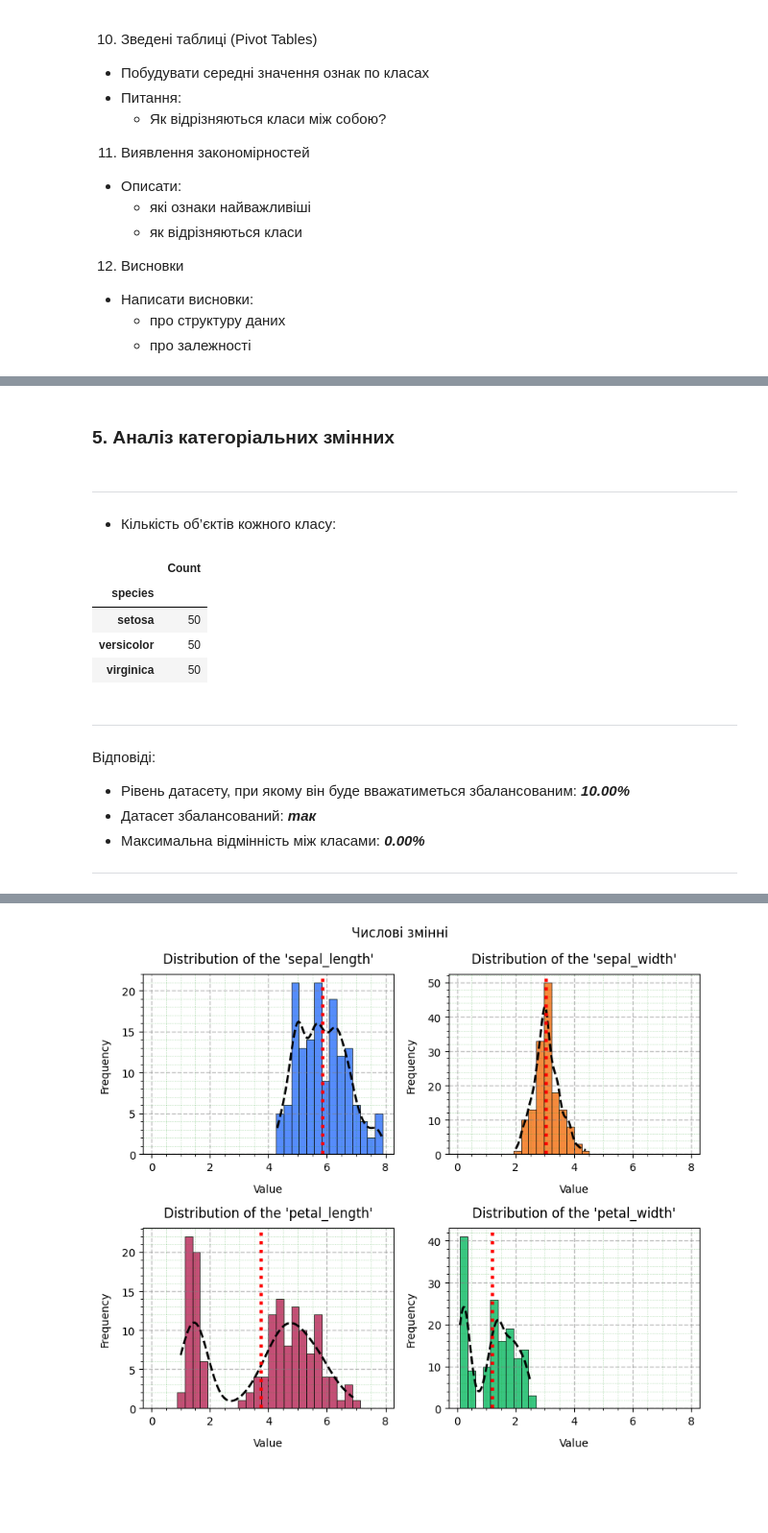
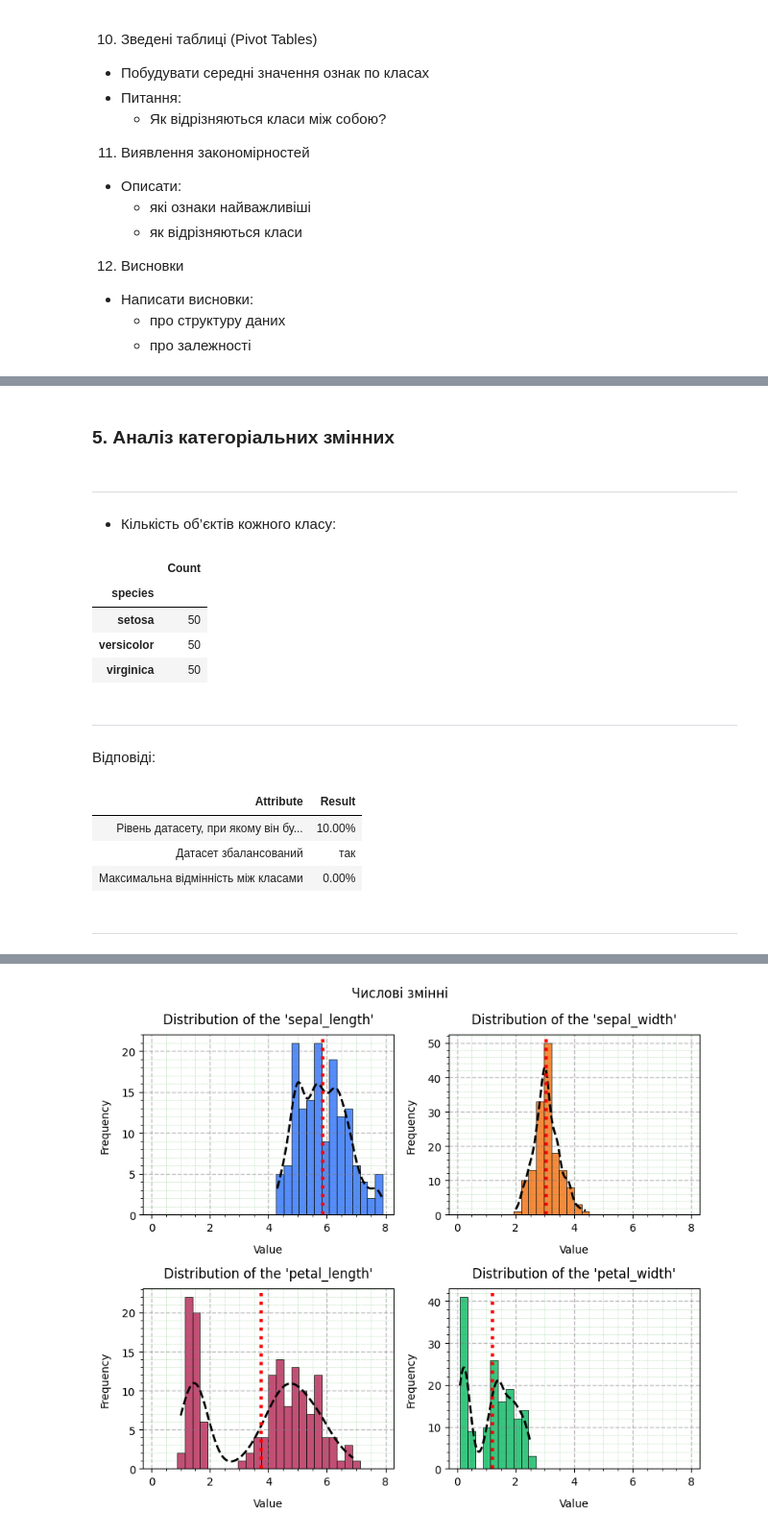
Before and after one commit to BogdanPinchuk/DataScience-PBY_HW9, a Jupyter notebook: Bohdan_Pinchuk_DS_HW9.ipynb, the cells around one changed output, grey strips where cells are left out. Shown at 96% size. Saved outputs shown, nothing was run; the diff lists cells and outputs as text; code cells hidden in the pictures; blank space fills up the shorter version.

```diff
--- a/Bohdan_Pinchuk_DS_HW9.ipynb
+++ b/Bohdan_Pinchuk_DS_HW9.ipynb
@@ -512,43 +735,44 @@ balans_level = 0.1
 
 # Solution
 display(Markdown(f"""
 ### 5. Аналіз категоріальних змінних
 """))
 
 display(Markdown(f"""
 ---
 * Кількість об’єктів кожного класу:
 """), iris[target_value].value_counts().to_frame(name="Count"))
 
 sorted_class_count = iris[target_value].value_counts().tolist()
 max_contrast = contrast(min(sorted_class_count), max(sorted_class_count))
 
+rp = Reporter()
+rp.add_item("Рівень датасету,\nпри якому він буде вважатиметься збалансованим", f"{balans_level:.2%}")
+rp.add_item("Датасет збалансований", 'так' if max_contrast <= balans_level else 'ні')
+rp.add_item("Максимальна відмінність між класами", f"{max_contrast:.2%}")
+
 display(Markdown(f"""
 ---
-Відповіді:
-* Рівень датасету, при якому він буде вважатиметься збалансованим: _**{balans_level:.2%}**_
-* Датасет збалансований: _**{'так' if max_contrast <= balans_level else 'ні'}**_
-* Максимальна відмінність між класами: _**{max_contrast:.2%}**_
----
-"""))
+Відповіді:"""), rp.get_pd_report(), Markdown("---"))
 # %% [output]
 
 ### 5. Аналіз категоріальних змінних
 
 ---
 * Кількість об’єктів кожного класу:
 |  | Count |
 | species |  |
 | setosa | 50 |
 | versicolor | 50 |
 | virginica | 50 |
 
 ---
 Відповіді:
-* Рівень датасету, при якому він буде вважатиметься збалансованим: _**10.00%**_
-* Датасет збалансований: _**так**_
-* Максимальна відмінність між класами: _**0.00%**_
----
+| Attribute | Result |
+| Рівень датасету, при якому він бу... | 10.00% |
+| Датасет збалансований | так |
+| Максимальна відмінність між класами | 0.00% |
+---
 # %%
 # 6. Аналіз розподілів
 
```
Also changed, not shown: parts of 9 cells of this notebook.
